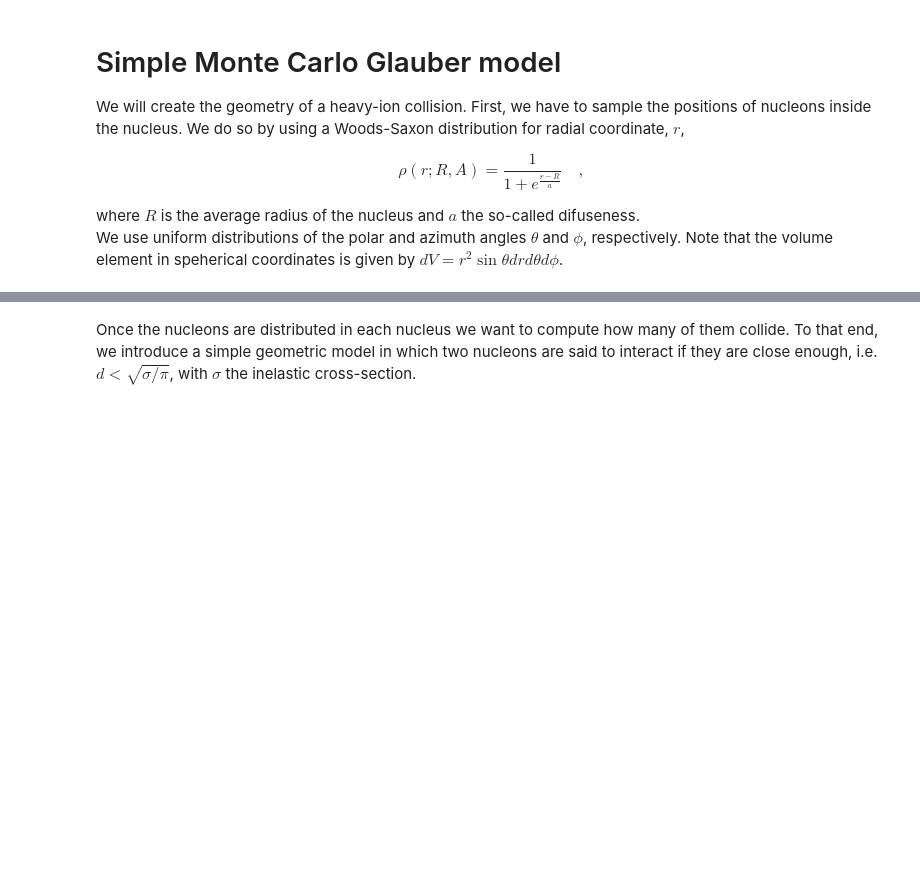
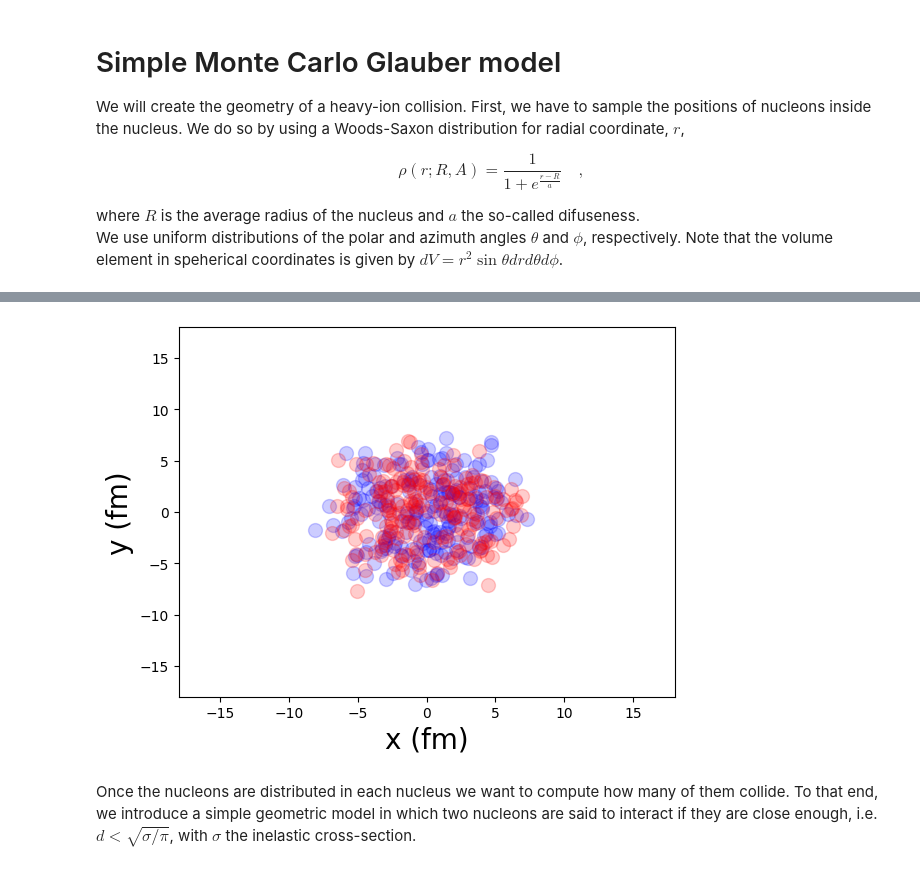
Before and after one commit to albaontoso/2024-Granada-heavyion-lectures, a Jupyter notebook: mc-glauber.ipynb, the cells around one changed output, grey strips where cells are left out. Saved outputs shown, nothing was run; the diff lists cells and outputs as text; code cells hidden in the pictures; blank space fills up the shorter version.

```diff
--- a/mc-glauber.ipynb
+++ b/mc-glauber.ipynb
@@ -82,3 +101,58 @@ plt.show()
+# %%
+
+# Takes any PDF 'prob' and returns N numbers distributed according to it
+def sample_r(x,prob,N):
+    CDF = cumtrapz(prob)/np.sum(prob) # calculate the cumulative distribution
+    xsamples = np.zeros(N,float)
+    for i in range(0,N):
+        r = np.random.ranf()
+        xsamples[i] = x[CDF.searchsorted(r)]
+    return xsamples
+
+# Sample the polar angle
+def sample_theta(N):
+    # Note that we include the sin(th) coming from the volume element
+    ctheta = 2 * np.random.random_sample(N) - 1 # cos(th)
+    stheta = np.sqrt(1 - ctheta ** 2) # sin(th)
+    return ctheta, stheta
+
+# Sample the azimuthal angle
+def sample_phi(N):
+    phi  = 2 * np.pi * np.random.random_sample(N) # phi = [0,2 pi]
+    cphi = np.cos(phi)
+    sphi = np.sin(phi)
+    return cphi, sphi
+
+# Simple function to convert from spherical to cartesian coordinates
+def sample_xyz(rtest,N):
+    r = sample_r(rtest,WoodsSaxon(rtest,R_Pb,a_Pb),N)
+    ctheta, stheta = sample_theta(N)
+    cphi, sphi = sample_phi(N)
+    x = r * cphi * stheta
+    y = r * sphi * stheta
+    z = r * ctheta
+    return np.array([x,y,z]).T
+
+# Set centre-of-mass of the nucleus to be at 0
+def recenter_nucleons(xyz):
+    mxyz = xyz.mean(axis=0)
+    return xyz - mxyz
+
+# Do some plotting
+rtest = np.arange(0.,18.,0.1)
+
+nucleusA = recenter_nucleons(sample_xyz(rtest,N_Pb))
+nucleusB = recenter_nucleons(sample_xyz(rtest,N_Pb))
+
+plt.xlim(-18.,18.)
+plt.ylim(-18.,18.)
+plt.xlabel("x (fm)",fontsize=20)
+plt.ylabel("y (fm)",fontsize=20)
+plt.plot(nucleusA[:,0],nucleusA[:,1],"bo",markersize=10,alpha=0.2)
+plt.plot(nucleusB[:,0],nucleusB[:,1],"ro",markersize=10,alpha=0.2)
+plt.show()
+# %% [output]
+[figure, added]
 # %% [markdown]
 Once the nucleons are distributed in each nucleus we want to compute how many of them collide. To that end, we introduce a simple geometric model in which two nucleons are said to interact if they are close enough, i.e. $d<\sqrt{\sigma/\pi}$, with $\sigma$ the inelastic cross-section.
 # %%
```
Also changed, not shown: parts of 3 cells of this notebook, 2 other files.
